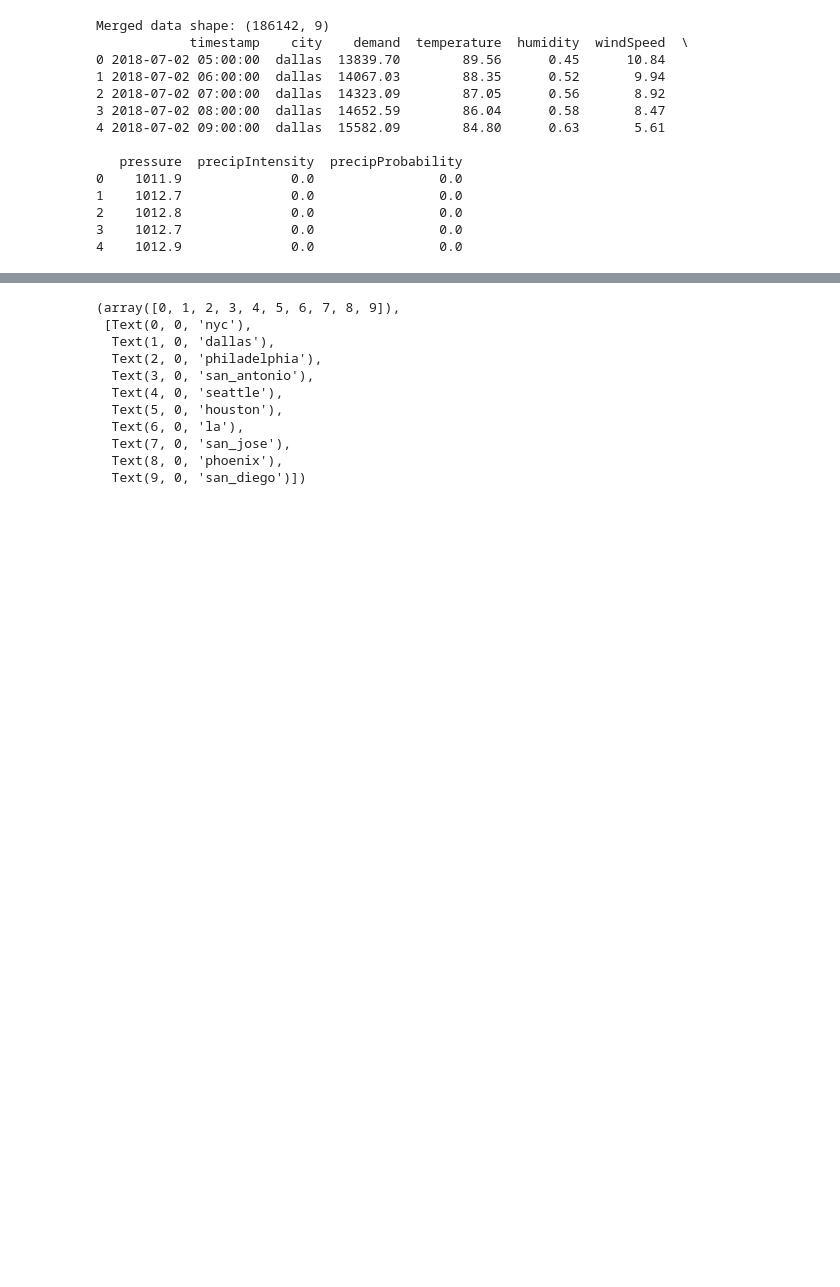
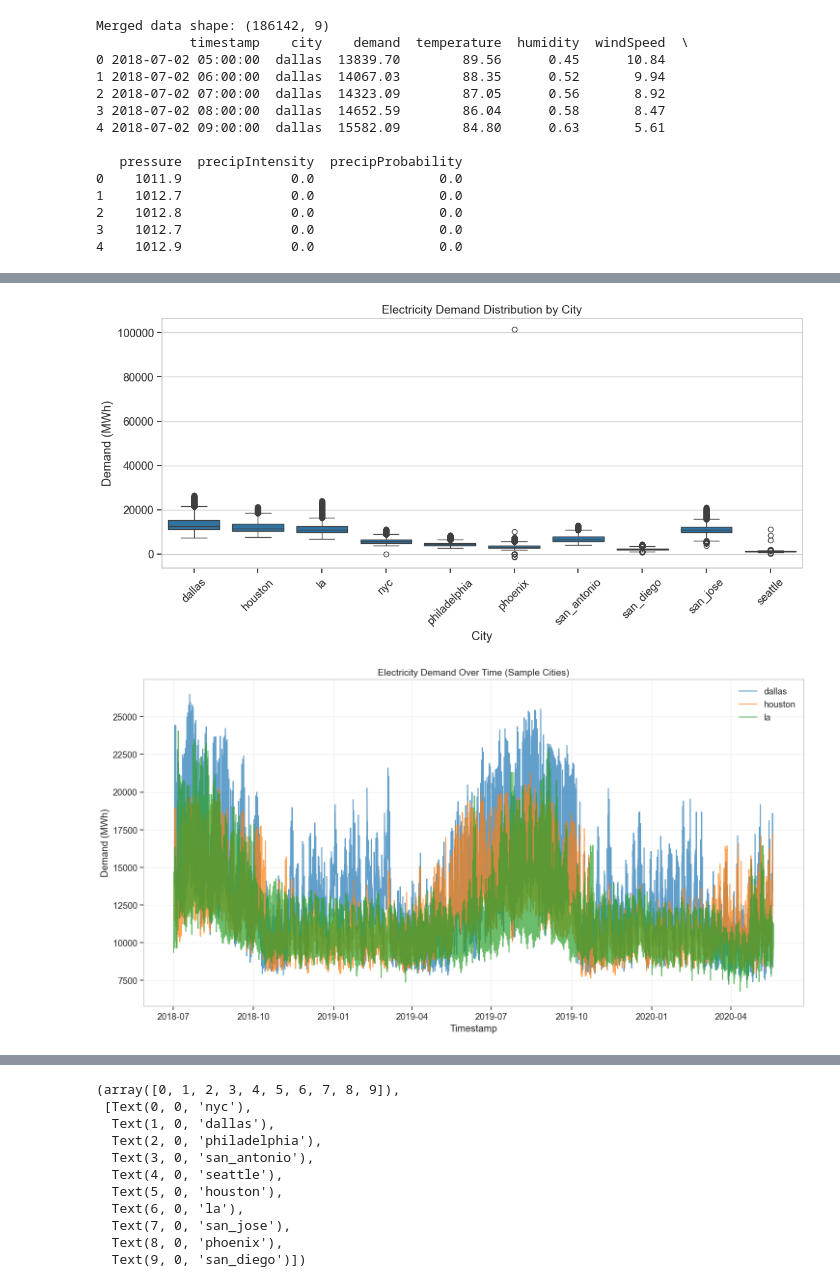
Before and after one commit to aaqib-ahmed-nazir/Electricity-Demand-Forecast-ML, a Jupyter notebook: notebooks/data_preprocessing.ipynb, the cells around one changed output, grey strips where cells are left out. Cells and saved outputs as stored; diff of their text form; code cells hidden in the pictures; blank space fills up the shorter version.

```diff
--- a/notebooks/data_preprocessing.ipynb
+++ b/notebooks/data_preprocessing.ipynb
@@ -146,0 +185,25 @@ Merged data shape: (186142, 9)
+# %%
+plt.figure(figsize=(12, 6))
+sns.boxplot(x='city', y='demand', data=merged_data)
+plt.title('Electricity Demand Distribution by City', fontsize=14)
+plt.xticks(rotation=45)
+plt.ylabel('Demand (MWh)')
+plt.xlabel('City')
+plt.tight_layout()
+plt.show()
+
+plt.figure(figsize=(15, 8))
+for city in merged_data['city'].unique()[:3]:
+    city_data = merged_data[merged_data['city'] == city].sort_values('timestamp')
+    plt.plot(city_data['timestamp'], city_data['demand'], label=city, alpha=0.7)
+
+plt.title('Electricity Demand Over Time (Sample Cities)', fontsize=14)
+plt.xlabel('Timestamp')
+plt.ylabel('Demand (MWh)')
+plt.legend()
+plt.grid(True, alpha=0.3)
+plt.tight_layout()
+plt.show()
+# %% [output]
+[figure, added]
+[figure, added]
```
Also changed, not shown: parts of 40 cells of this notebook.
